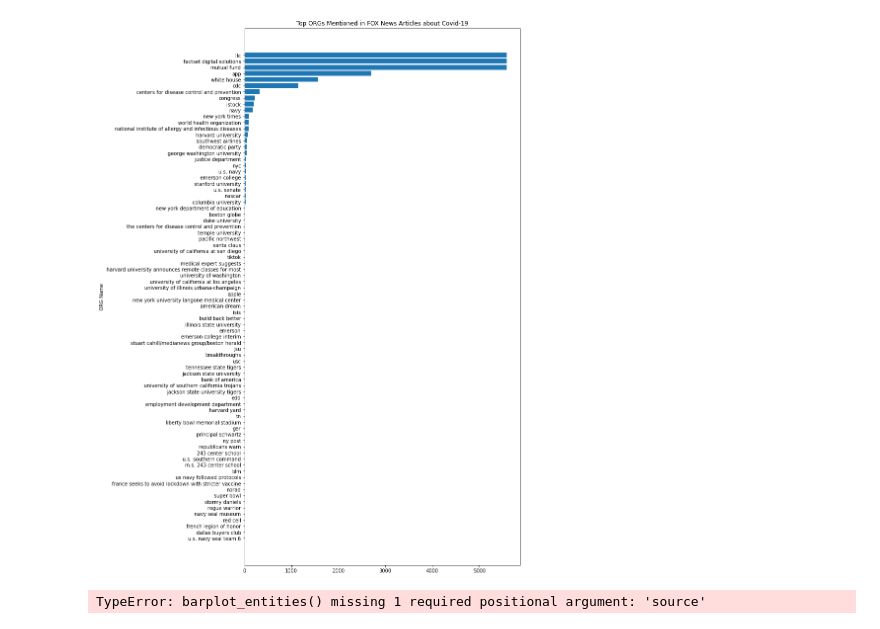
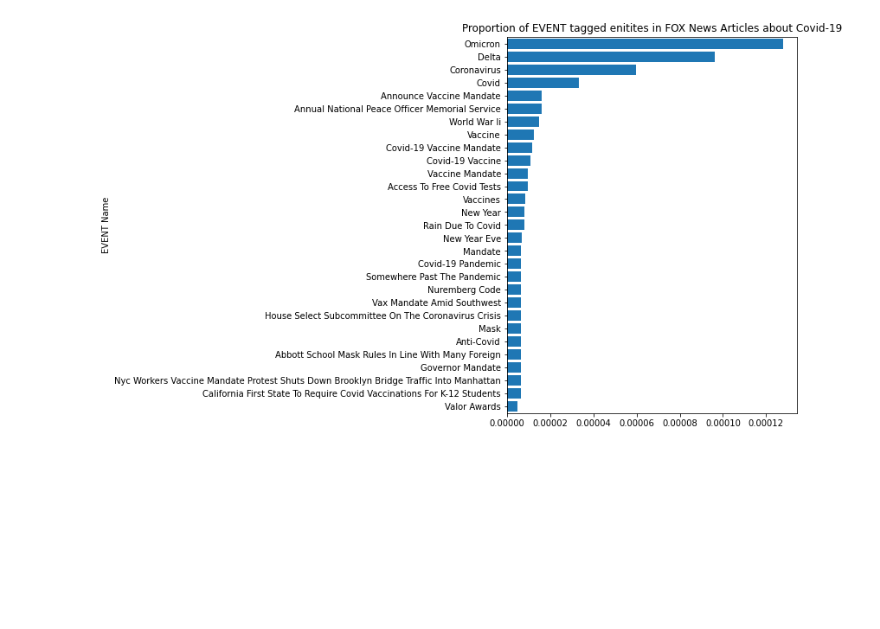
Before and after one commit to stephbuon/entascope, a Jupyter notebook: t.ipynb, the cells around one changed output. Saved outputs shown, nothing was run; the diff lists cells and outputs as text; code cells hidden in the pictures; blank space fills up the shorter version.

```diff
--- a/t.ipynb
+++ b/t.ipynb
@@ -510,12 +635,7 @@ barplot_entities(npr_ne, ts, 'ORG', 'NPR') # cut off the 's
 # %%
 entities = ['EVENT', 'LAW', 'ORG']
-fox_ne = pd.read_csv('/home/stephbuon/projects/entascope/scraped_pages/' + ts + '/' + 'named_entities_FOX_' + ts +'.csv')
+fox_ne = pd.read_csv('/home/stephbuon/projects/entascope/scraped_pages/12-27-2021/debug_FOX_named_entities.csv')
 
-#for entity in entities:
-barplot_entities(fox_ne, ts, 'ORG', 'FOX')
+barplot_entities(fox_ne, ts, 'EVENT', 'FOX')
 # %% [output]
-[figure, old version]
+[figure, new version]
-# %%
-barplot_entities(fox_ne, 'PRODUCT', 'FOX')
-# %% [output]
-TypeError: barplot_entities() missing 1 required positional argument: 'source'
```
Also changed, not shown: parts of 10 cells of this notebook, 1 other file.
